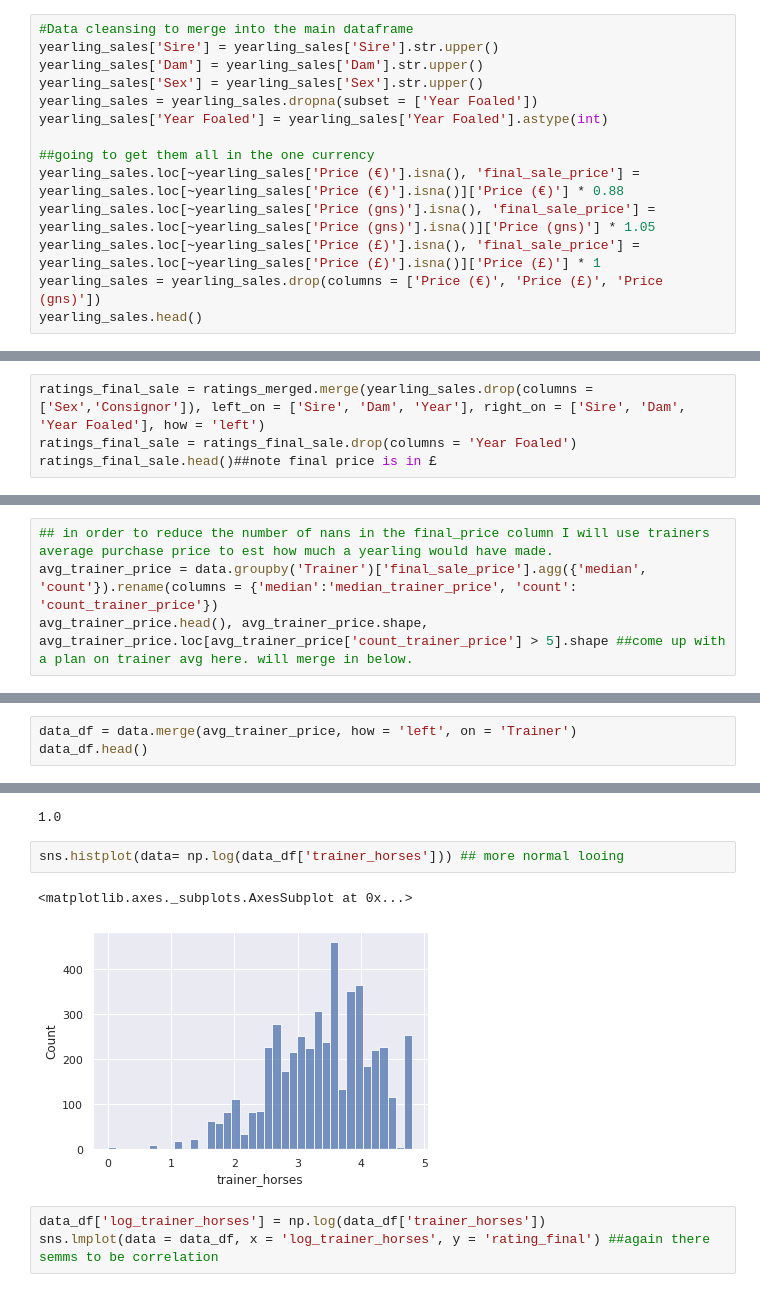
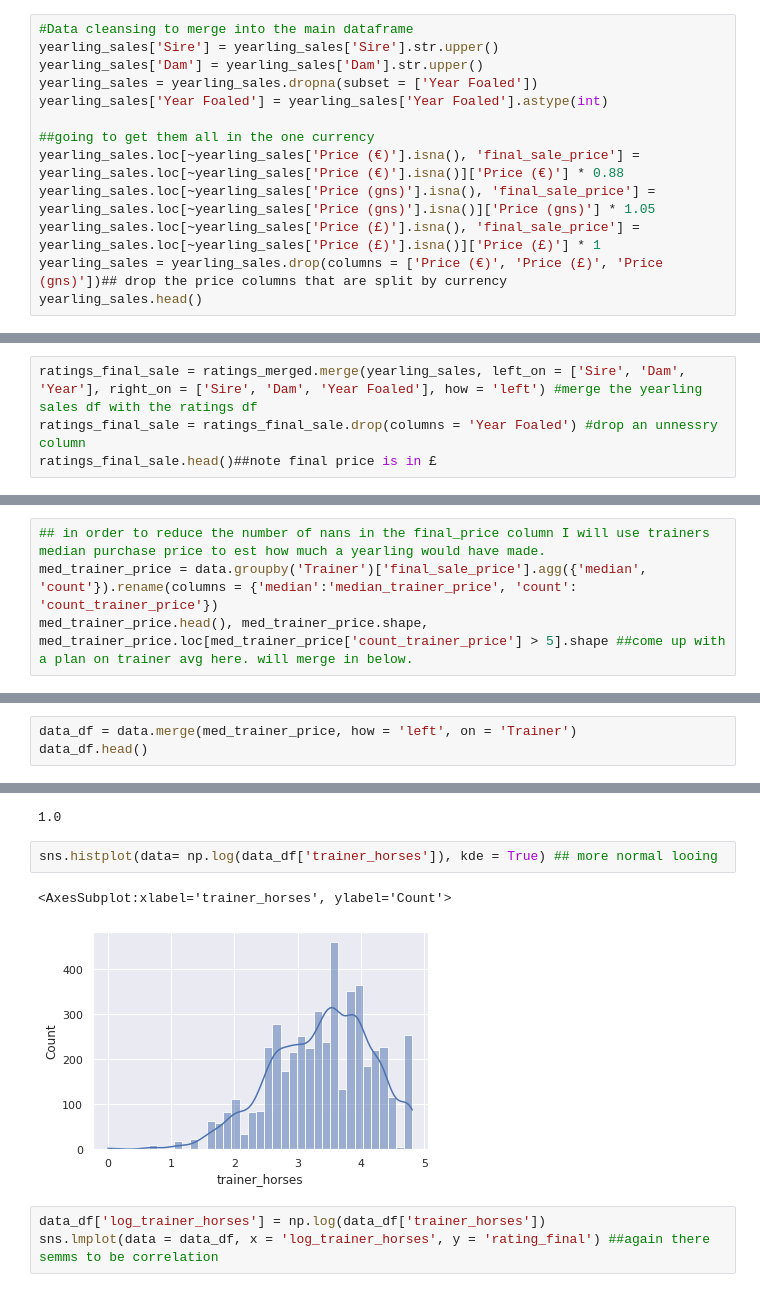
Before and after one commit to samkirwanppb/UCDPA_SamKirwan, a Jupyter notebook: project.ipynb, the cells around one changed output, grey strips where cells are left out. Drawn from its saved outputs; the diff is of its cells as text.

```diff
--- a/project.ipynb
+++ b/project.ipynb
@@ -122,7 +139,6 @@ yearling_sales.head()
 #Data cleansing to merge into the main dataframe
 yearling_sales['Sire'] = yearling_sales['Sire'].str.upper()
 yearling_sales['Dam'] = yearling_sales['Dam'].str.upper()
-yearling_sales['Sex'] = yearling_sales['Sex'].str.upper()
 yearling_sales = yearling_sales.dropna(subset = ['Year Foaled'])
 yearling_sales['Year Foaled'] = yearling_sales['Year Foaled'].astype(int)
 
@@ -130,6 +146,6 @@ yearling_sales['Year Foaled'] = yearling_sales['Year Foaled'].astype(int)
 yearling_sales.loc[~yearling_sales['Price (€)'].isna(), 'final_sale_price'] = yearling_sales.loc[~yearling_sales['Price (€)'].isna()]['Price (€)'] * 0.88
 yearling_sales.loc[~yearling_sales['Price (gns)'].isna(), 'final_sale_price'] = yearling_sales.loc[~yearling_sales['Price (gns)'].isna()]['Price (gns)'] * 1.05
 yearling_sales.loc[~yearling_sales['Price (£)'].isna(), 'final_sale_price'] = yearling_sales.loc[~yearling_sales['Price (£)'].isna()]['Price (£)'] * 1
-yearling_sales = yearling_sales.drop(columns = ['Price (€)', 'Price (£)', 'Price (gns)'])
+yearling_sales = yearling_sales.drop(columns = ['Price (€)', 'Price (£)', 'Price (gns)'])## drop the price columns that are split by currency
 yearling_sales.head()
 # %% [output]
@@ -157,6 +158,6 @@ See the caveats in the documentation: https://pandas.pydata.org/pandas-docs/stab
 # %%
-ratings_final_sale = ratings_merged.merge(yearling_sales.drop(columns = ['Sex','Consignor']), left_on = ['Sire', 'Dam', 'Year'], right_on = ['Sire', 'Dam', 'Year Foaled'], how = 'left')
-ratings_final_sale = ratings_final_sale.drop(columns = 'Year Foaled')
+ratings_final_sale = ratings_merged.merge(yearling_sales, left_on = ['Sire', 'Dam', 'Year'], right_on = ['Sire', 'Dam', 'Year Foaled'], how = 'left') #merge the yearling sales df with the ratings df
+ratings_final_sale = ratings_final_sale.drop(columns = 'Year Foaled') #drop an unnessry column
 ratings_final_sale.head()##note final price is in £
 # %% [output]
 |  | Name | Year | Sex | Sire | Dam | Trainer | rating_final | trainer_horses | runs | ... |
@@ -425,7 +420,7 @@ data[['Year', 'rating_final',
 ## Using domain knowledge certain trainers buy different types of yearlings and its important to incorporpate an element of the trainers purchasing power into the new yearling_value column.
 #taking into account the trainers median purchase price will improve the accuracy of the yearling_value column
 # %%
-## in order to reduce the number of nans in the final_price column I will use trainers average purchase price to est how much a yearling would have made.
-avg_trainer_price = data.groupby('Trainer')['final_sale_price'].agg({'median', 'count'}).rename(columns = {'median':'median_trainer_price', 'count': 'count_trainer_price'})
-avg_trainer_price.head(), avg_trainer_price.shape, avg_trainer_price.loc[avg_trainer_price['count_trainer_price'] > 5].shape ##come up with a plan on trainer avg here. will merge in below.
+## in order to reduce the number of nans in the final_price column I will use trainers median purchase price to est how much a yearling would have made.
+med_trainer_price = data.groupby('Trainer')['final_sale_price'].agg({'median', 'count'}).rename(columns = {'median':'median_trainer_price', 'count': 'count_trainer_price'})
+med_trainer_price.head(), med_trainer_price.shape, med_trainer_price.loc[med_trainer_price['count_trainer_price'] > 5].shape ##come up with a plan on trainer avg here. will merge in below.
 # %% [output]
@@ -439,7 +434,7 @@ avg_trainer_price.head(), avg_trainer_price.shape, avg_trainer_price.loc[avg_tra
  (381, 2),
  (109, 2))
 # %%
-data_df = data.merge(avg_trainer_price, how = 'left', on = 'Trainer')
+data_df = data.merge(med_trainer_price, how = 'left', on = 'Trainer')
 data_df.head()
 # %% [output]
 |  | Name | Year | Sex | Sire | Dam | Trainer | rating_final | trainer_horses | runs | ... |
@@ -635,10 +630,10 @@ data_df['trainer_horses'].min() #no negetive or 0 values. can use log to transfo
 # %% [output]
 1.0
 # %%
-sns.histplot(data= np.log(data_df['trainer_horses'])) ## more normal looing
+sns.histplot(data= np.log(data_df['trainer_horses']), kde = True) ## more normal looing
 # %% [output]
-<matplotlib.axes._subplots.AxesSubplot at 0x...>
+<AxesSubplot:xlabel='trainer_horses', ylabel='Count'>
-[figure, old version]
+[figure, new version]
 # %%
 data_df['log_trainer_horses'] = np.log(data_df['trainer_horses'])
 sns.lmplot(data = data_df, x = 'log_trainer_horses', y = 'rating_final') ##again there semms to be correlation
```
Also changed, not shown: parts of 55 cells of this notebook.
